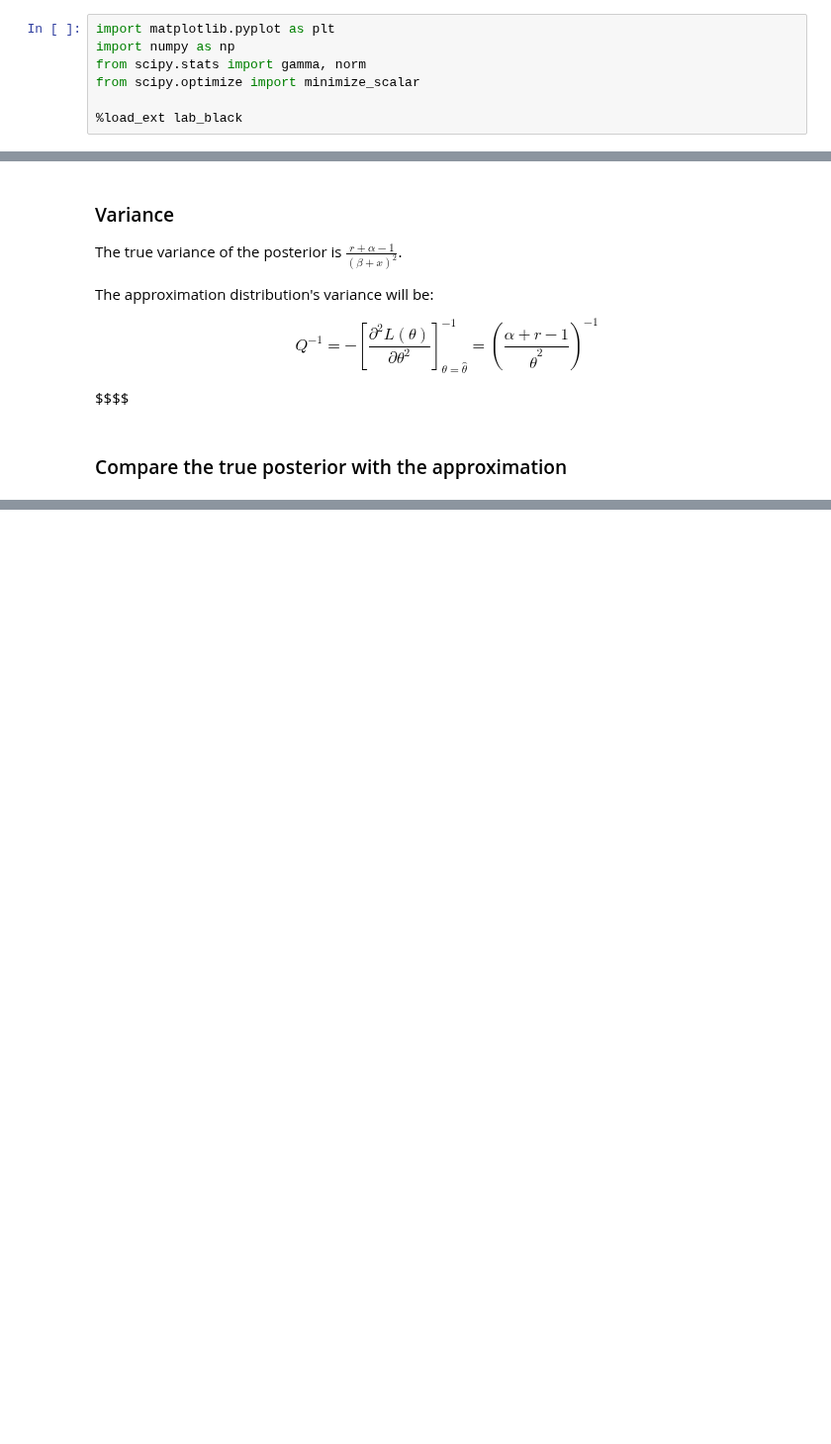
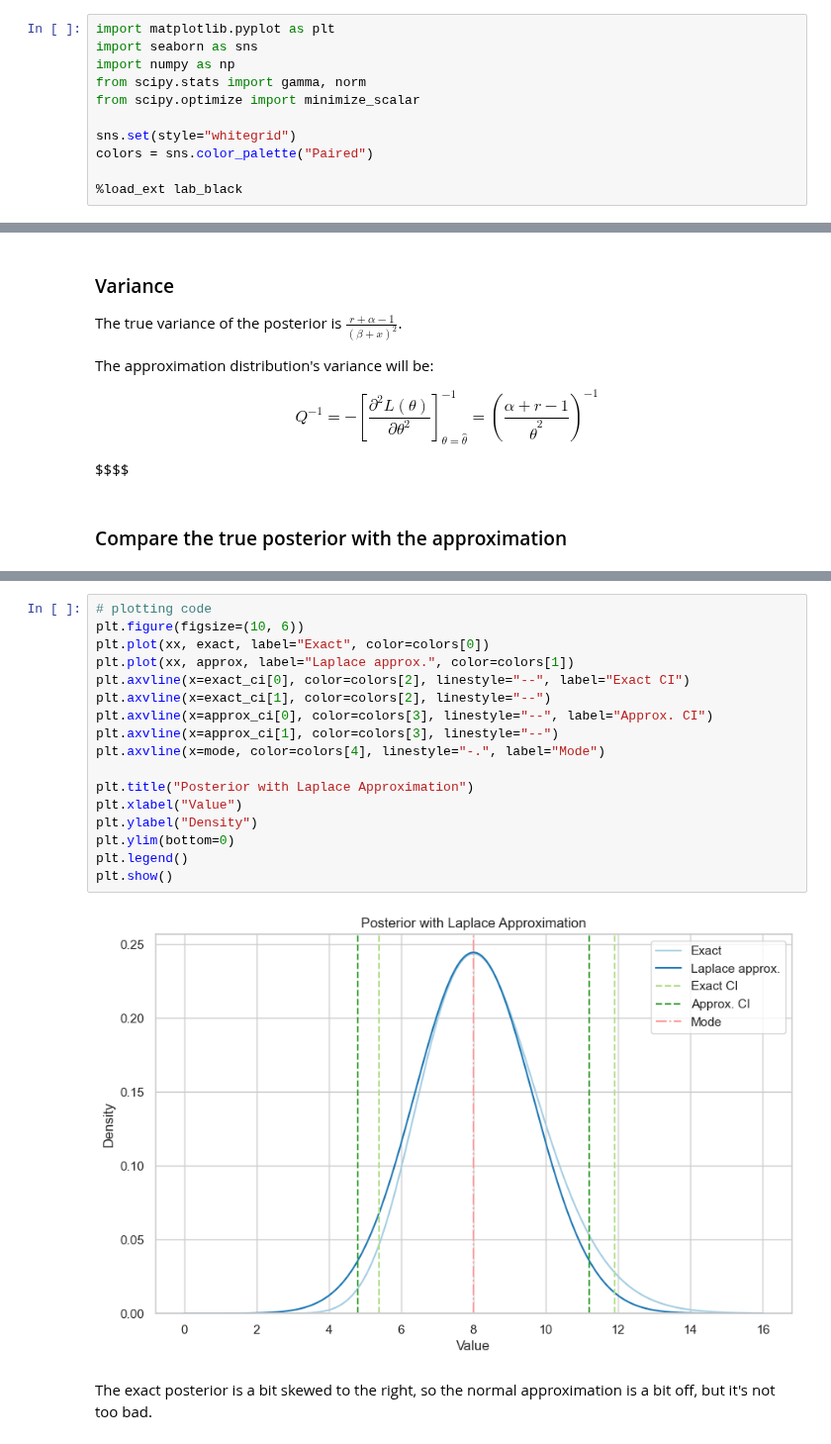
Before and after one commit to areding/6420-pymc, a Jupyter notebook: unit5/Unit5-demo-Laplaces-method.ipynb, the cells around one changed output, grey strips where cells are left out. Shown at 99% size. Saved outputs shown, nothing was run; the diff lists cells and outputs as text; blank space fills up the shorter version.

Commit message:
finished laplace lectures

```diff
--- a/unit5/Unit5-demo-Laplaces-method.ipynb
+++ b/unit5/Unit5-demo-Laplaces-method.ipynb
@@ -1,7 +1,11 @@
 # %%
 import matplotlib.pyplot as plt
+import seaborn as sns
 import numpy as np
 from scipy.stats import gamma, norm
 from scipy.optimize import minimize_scalar
 
+sns.set(style="whitegrid")
+colors = sns.color_palette("Paired")
+
 %load_ext lab_black
@@ -134,3 +129,24 @@ Laplace approximation 95% credible interval: (4.799393229141485, 11.200610149214
+# %%
+# plotting code
+plt.figure(figsize=(10, 6))
+plt.plot(xx, exact, label="Exact", color=colors[0])
+plt.plot(xx, approx, label="Laplace approx.", color=colors[1])
+plt.axvline(x=exact_ci[0], color=colors[2], linestyle="--", label="Exact CI")
+plt.axvline(x=exact_ci[1], color=colors[2], linestyle="--")
+plt.axvline(x=approx_ci[0], color=colors[3], linestyle="--", label="Approx. CI")
+plt.axvline(x=approx_ci[1], color=colors[3], linestyle="--")
+plt.axvline(x=mode, color=colors[4], linestyle="-.", label="Mode")
+
+plt.title("Posterior with Laplace Approximation")
+plt.xlabel("Value")
+plt.ylabel("Density")
+plt.ylim(bottom=0)
+plt.legend()
+plt.show()
+# %% [output]
+[figure, added]
+# %% [markdown]
+The exact posterior is a bit skewed to the right, so the normal approximation is a bit off, but it's not too bad.
 # %%
 %load_ext watermark
 %watermark -n -u -v -iv
```
Also changed, not shown: parts of 5 cells of this notebook.
